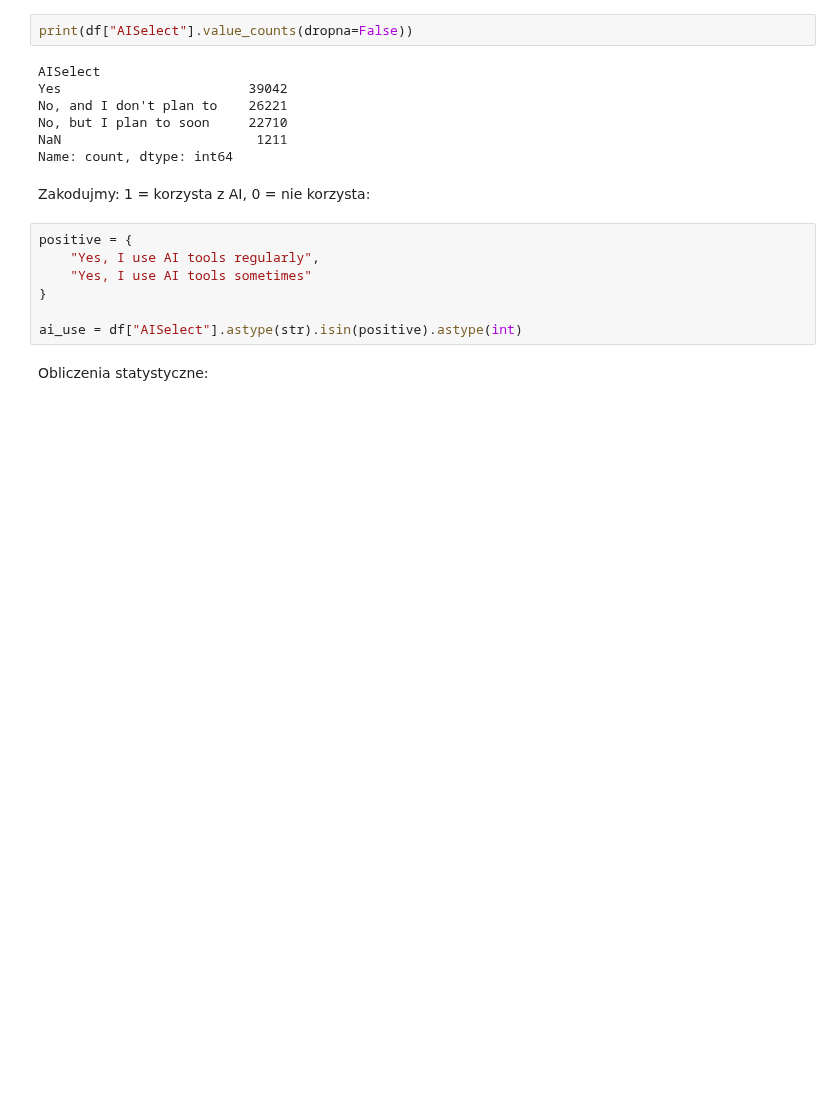
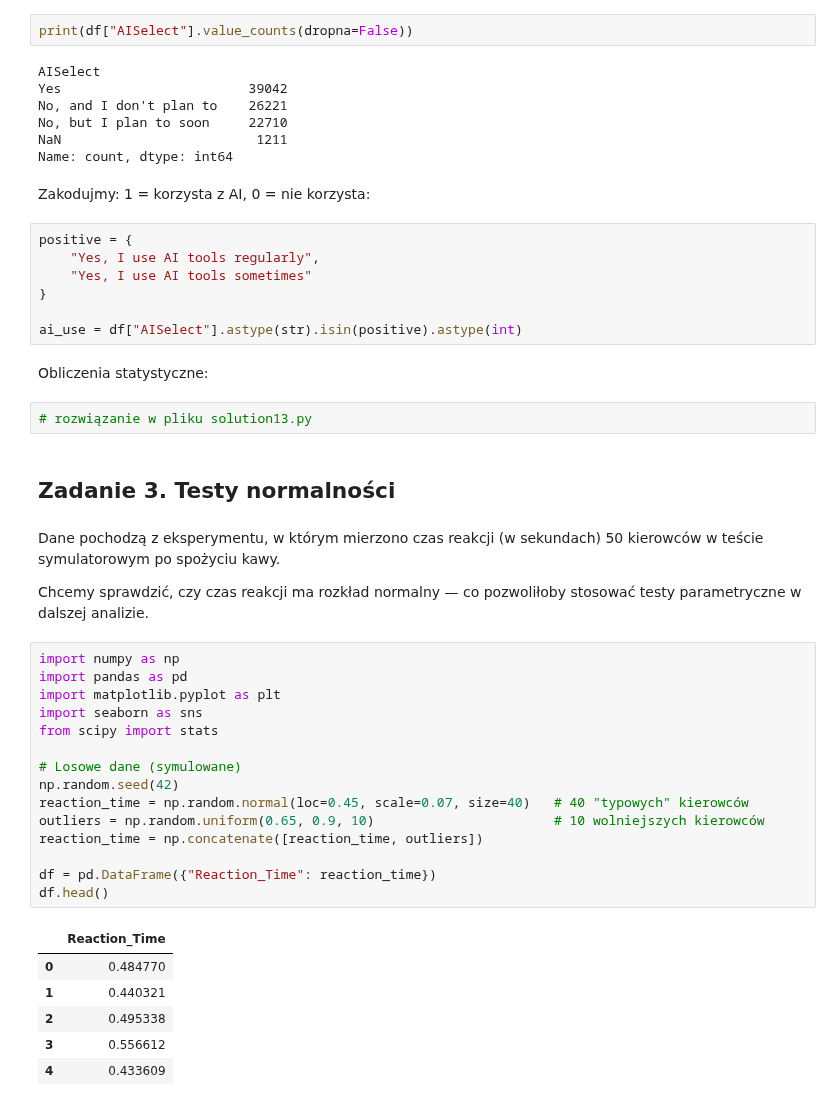
Before and after one commit to rk404/sadKF, a Jupyter notebook: 12-testowanie.ipynb, the cells around one changed output. Saved outputs shown, nothing was run; the diff lists cells and outputs as text; blank space fills up the shorter version.

Commit message:
testy

```diff
--- a/12-testowanie.ipynb
+++ b/12-testowanie.ipynb
@@ -396,3 +407,33 @@ positive = {
 ai_use = df["AISelect"].astype(str).isin(positive).astype(int)
 # %% [markdown]
 Obliczenia statystyczne:
+# %%
+# rozwiązanie w pliku solution13.py
+# %% [markdown]
+## Zadanie 3. Testy normalności
+# %% [markdown]
+Dane pochodzą z eksperymentu, w którym mierzono czas reakcji (w sekundach) 50 kierowców w teście symulatorowym po spożyciu kawy.
+
+Chcemy sprawdzić, czy czas reakcji ma rozkład normalny — co pozwoliłoby stosować testy parametryczne w dalszej analizie.
+# %%
+import numpy as np
+import pandas as pd
+import matplotlib.pyplot as plt
+import seaborn as sns
+from scipy import stats
+
+# Losowe dane (symulowane)
+np.random.seed(42)
+reaction_time = np.random.normal(loc=0.45, scale=0.07, size=40)   # 40 "typowych" kierowców
+outliers = np.random.uniform(0.65, 0.9, 10)                       # 10 wolniejszych kierowców
+reaction_time = np.concatenate([reaction_time, outliers])
+
+df = pd.DataFrame({"Reaction_Time": reaction_time})
+df.head()
+# %% [output]
+|  | Reaction_Time |
+| 0 | 0.484770 |
+| 1 | 0.440321 |
+| 2 | 0.495338 |
+| 3 | 0.556612 |
+| 4 | 0.433609 |
```
Also changed, not shown: parts of 6 cells of this notebook, 1 other file.
